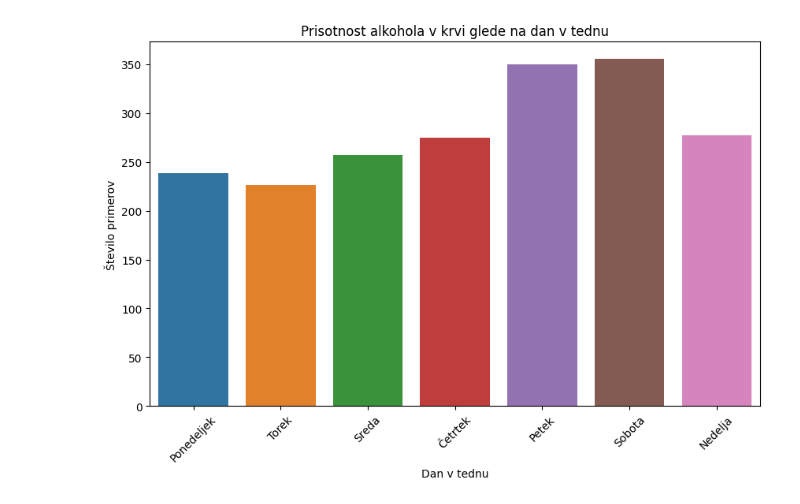
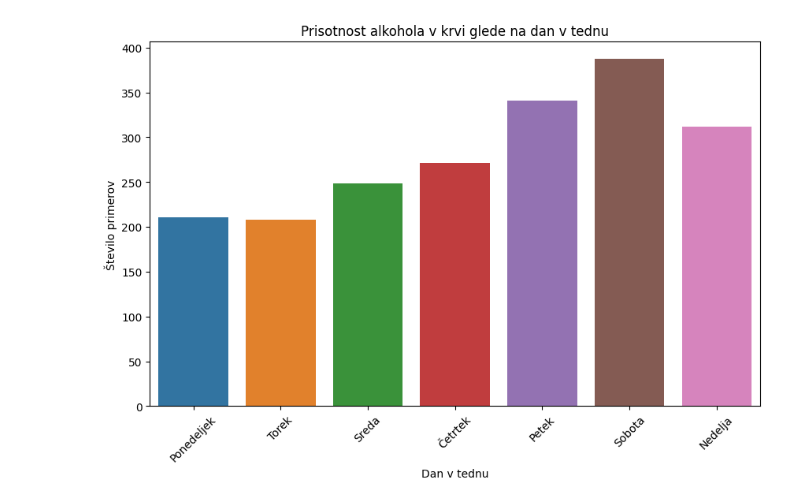
Before and after one commit to TilenS2002/PR22NPJINBMCTS, a Jupyter notebook: Alkohol po dnevih.ipynb, the cells around one changed output. Cells and saved outputs as stored; diff of their text form; code cells hidden in the pictures.

```diff
--- a/Alkohol po dnevih.ipynb
+++ b/Alkohol po dnevih.ipynb
@@ -9,35 +9,35 @@ faktor_oseb_subset = faktor_oseb[['ZaporednaStevilkaOsebeVPN', 'UporabaVarnostne
 cas_subset = cas[['ZaporednaStevilkaOsebeVPN', 'DatumPN']]
 
 podatki = pd.merge(faktor_oseb_subset, cas_subset, on='ZaporednaStevilkaOsebeVPN', how='left')
 
-podatki['DatumPN'] = pd.to_datetime(podatki['DatumPN'])
+podatki['DatumPN'] = pd.to_datetime(podatki['DatumPN'], format='%d.%m.%Y')
 
 dnevi_v_tednu = {
     'Monday': 'Ponedeljek',
     'Tuesday': 'Torek',
     'Wednesday': 'Sreda',
     'Thursday': 'Četrtek',
     'Friday': 'Petek',
     'Saturday': 'Sobota',
     'Sunday': 'Nedelja'
 }
 podatki['DanVtednu'] = podatki['DatumPN'].dt.day_name().map(dnevi_v_tednu)
 podatki['VrednostAlkotesta'] = podatki['VrednostAlkotesta'].str.replace(',', '.').astype(float)
 podatki['AlkoholPrisoten'] = podatki['VrednostAlkotesta'].apply(lambda x: 1 if x > 0 else 0)
 podatki = podatki[podatki['AlkoholPrisoten'] == 1]
 
 
 uredjeni_dnevi = ['Ponedeljek', 'Torek', 'Sreda', 'Četrtek', 'Petek', 'Sobota', 'Nedelja']
 podatki['DanVtednu'] = pd.Categorical(podatki['DanVtednu'], categories=uredjeni_dnevi, ordered=True)
 plt.figure(figsize=(10, 6))
 sns.countplot(x='DanVtednu', data=podatki)
 plt.title('Prisotnost alkohola v krvi glede na dan v tednu')
 plt.xlabel('Dan v tednu')
 plt.ylabel('Število primerov')
 plt.xticks(rotation=45)
 plt.show()
 # %% [output]
-[figure, old version]
+[figure, new version]
 # %%
 
 
```
Also changed, not shown: parts of 1 cell of this notebook.
